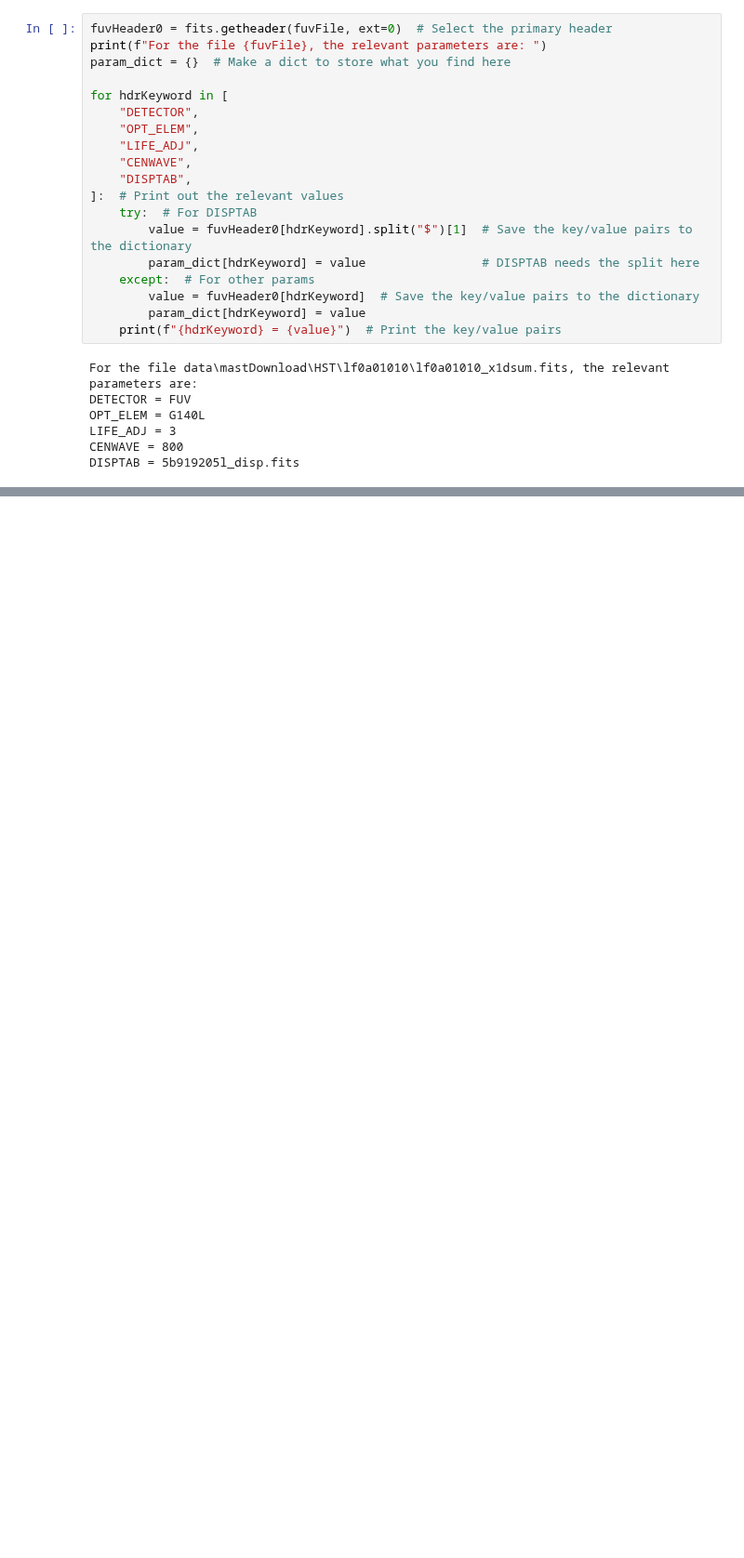
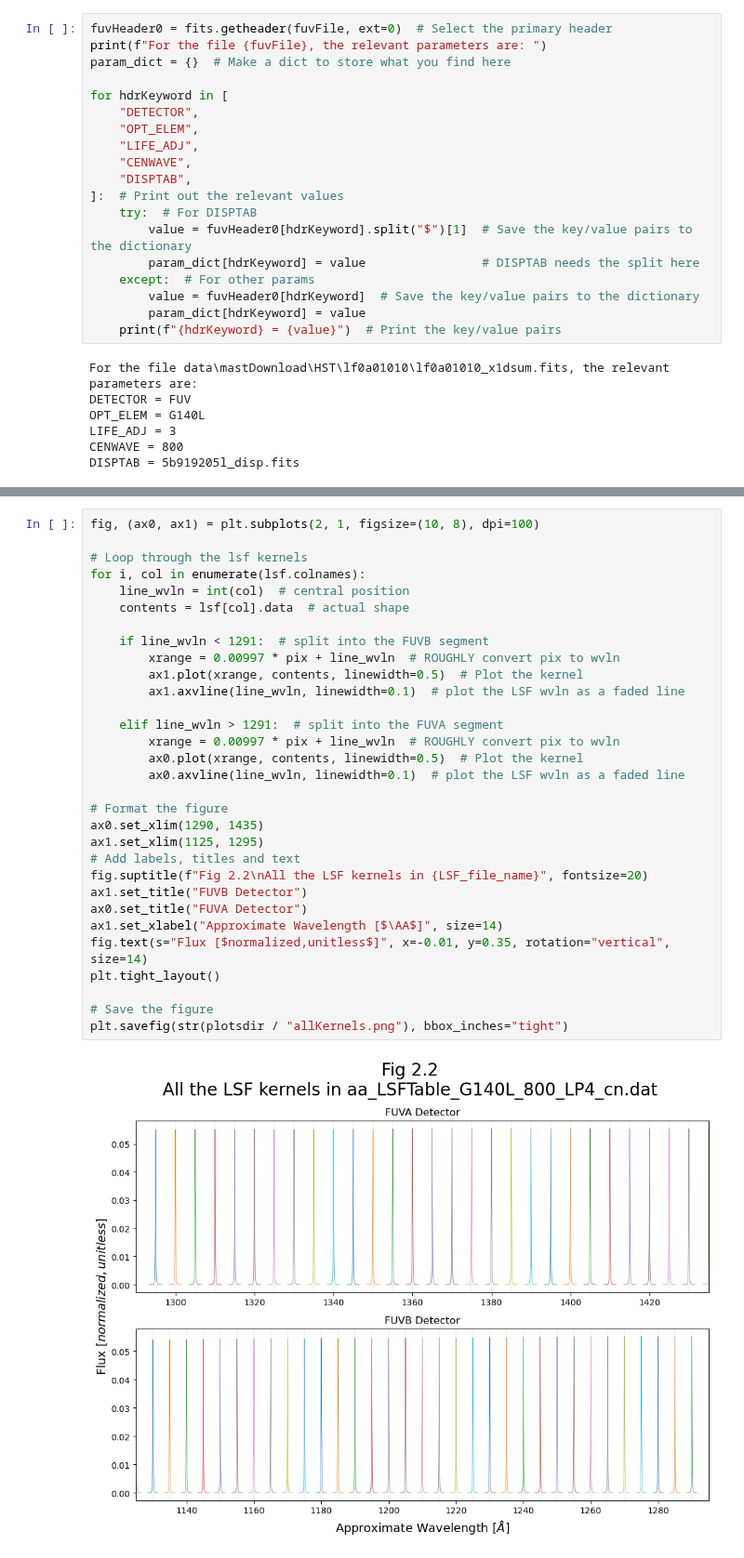
Before and after one commit to seratsaad/ticktock, a Jupyter notebook: geocor_ corr.ipynb, the cells around one changed output, grey strips where cells are left out. Shown at 93% size. Saved outputs shown, nothing was run; the diff lists cells and outputs as text; blank space fills up the shorter version.

```diff
--- a/geocor_ corr.ipynb
+++ b/geocor_ corr.ipynb
@@ -263,0 +355,33 @@ HTTPError: HTTP Error 404: Not Found
+# %%
+fig, (ax0, ax1) = plt.subplots(2, 1, figsize=(10, 8), dpi=100)
+
+# Loop through the lsf kernels
+for i, col in enumerate(lsf.colnames):
+    line_wvln = int(col)  # central position
+    contents = lsf[col].data  # actual shape
+
+    if line_wvln < 1291:  # split into the FUVB segment
+        xrange = 0.00997 * pix + line_wvln  # ROUGHLY convert pix to wvln
+        ax1.plot(xrange, contents, linewidth=0.5)  # Plot the kernel
+        ax1.axvline(line_wvln, linewidth=0.1)  # plot the LSF wvln as a faded line
+
+    elif line_wvln > 1291:  # split into the FUVA segment
+        xrange = 0.00997 * pix + line_wvln  # ROUGHLY convert pix to wvln
+        ax0.plot(xrange, contents, linewidth=0.5)  # Plot the kernel
+        ax0.axvline(line_wvln, linewidth=0.1)  # plot the LSF wvln as a faded line
+
+# Format the figure
+ax0.set_xlim(1290, 1435)
+ax1.set_xlim(1125, 1295)
+# Add labels, titles and text
+fig.suptitle(f"Fig 2.2\nAll the LSF kernels in {LSF_file_name}", fontsize=20)
+ax1.set_title("FUVB Detector")
+ax0.set_title("FUVA Detector")
+ax1.set_xlabel("Approximate Wavelength [$\AA$]", size=14)
+fig.text(s="Flux [$normalized,unitless$]", x=-0.01, y=0.35, rotation="vertical", size=14)
+plt.tight_layout()
+
+# Save the figure
+plt.savefig(str(plotsdir / "allKernels.png"), bbox_inches="tight")
+# %% [output]
+[figure, added]
```
Also changed, not shown: parts of 8 cells of this notebook, 7 other files.
